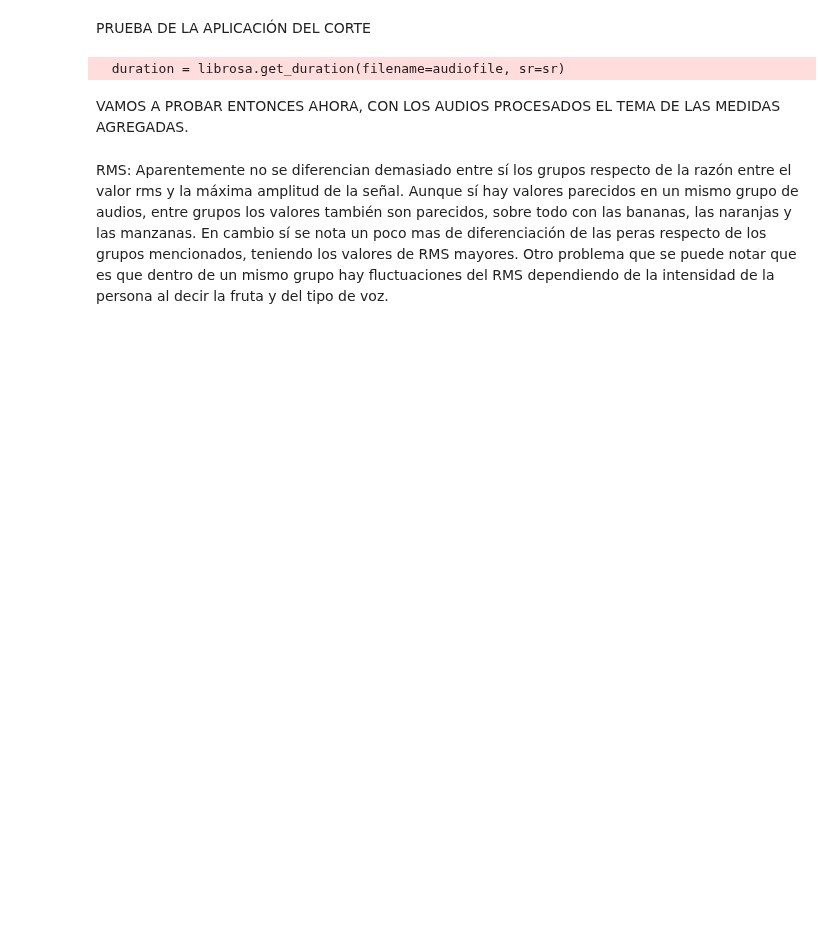
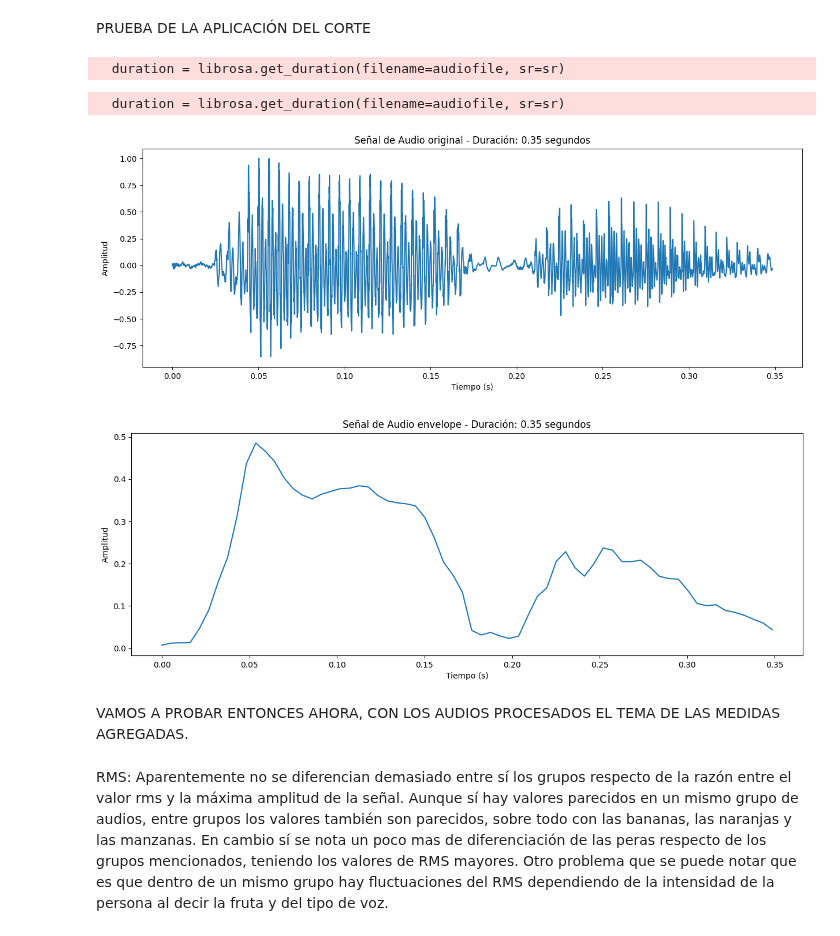
Before and after one commit to Juan2000-coder/Speech_Recognition, a Jupyter notebook: implemetation/first_aproximation/fetures.ipynb, the cells around one changed output. Drawn from its saved outputs; the diff is of its cells as text; code cells hidden in the pictures; blank space fills up the shorter version.

```diff
--- a/implemetation/first_aproximation/fetures.ipynb
+++ b/implemetation/first_aproximation/fetures.ipynb
@@ -38,7 +38,7 @@ for dirname, _, filenames in os.walk(root_dir):
 # %% [markdown]
 **CARACTERISTICAS DEL AUDIO**
 # %%
-FRAME_SIZE = 4096 # In the documentation says it's convenient for speech.C
+FRAME_SIZE = 512 # In the documentation says it's convenient for speech.C
 HOP_SIZE   = int(FRAME_SIZE/2)
 # %% [markdown]
 **FUNCIONES**
@@ -431,3 +426,12 @@ plot_audio(audio)
+# %%
+audio = processed['pera'][8]
+signal,_,duration = load_audio(audio)
+plot_signal(signal, duration, 'original')
+plot_signal(rms(signal).reshape(-1,), duration, 'envelope')
+# %% [output]
+  duration = librosa.get_duration(filename=audiofile, sr=sr)
+[figure, added]
+[figure, added]
 # %% [markdown]
 VAMOS A PROBAR ENTONCES AHORA, CON LOS AUDIOS PROCESADOS EL TEMA DE LAS MEDIDAS AGREGADAS.
 # %% [markdown]
```
Also changed, not shown: parts of 3 cells of this notebook.
